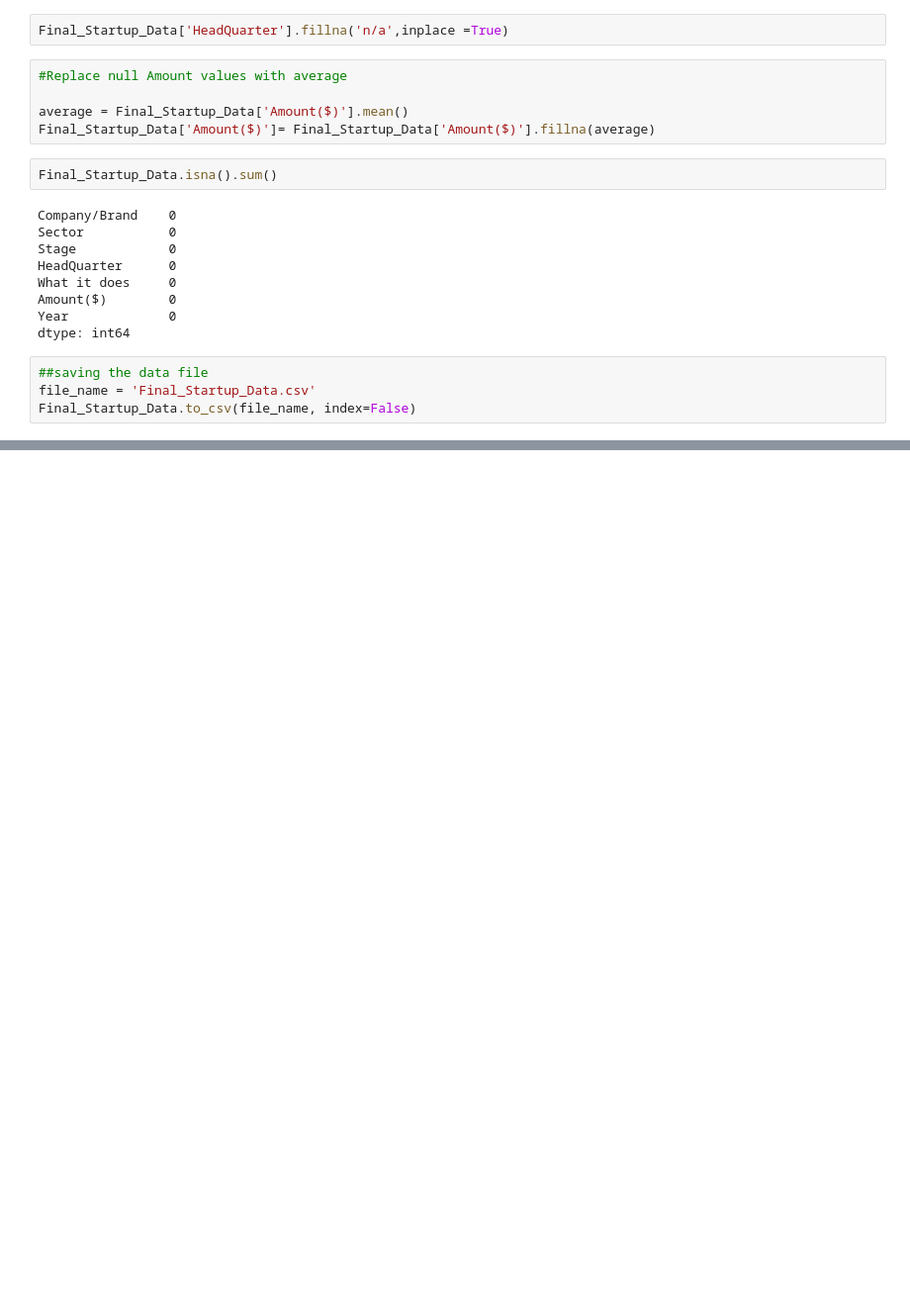
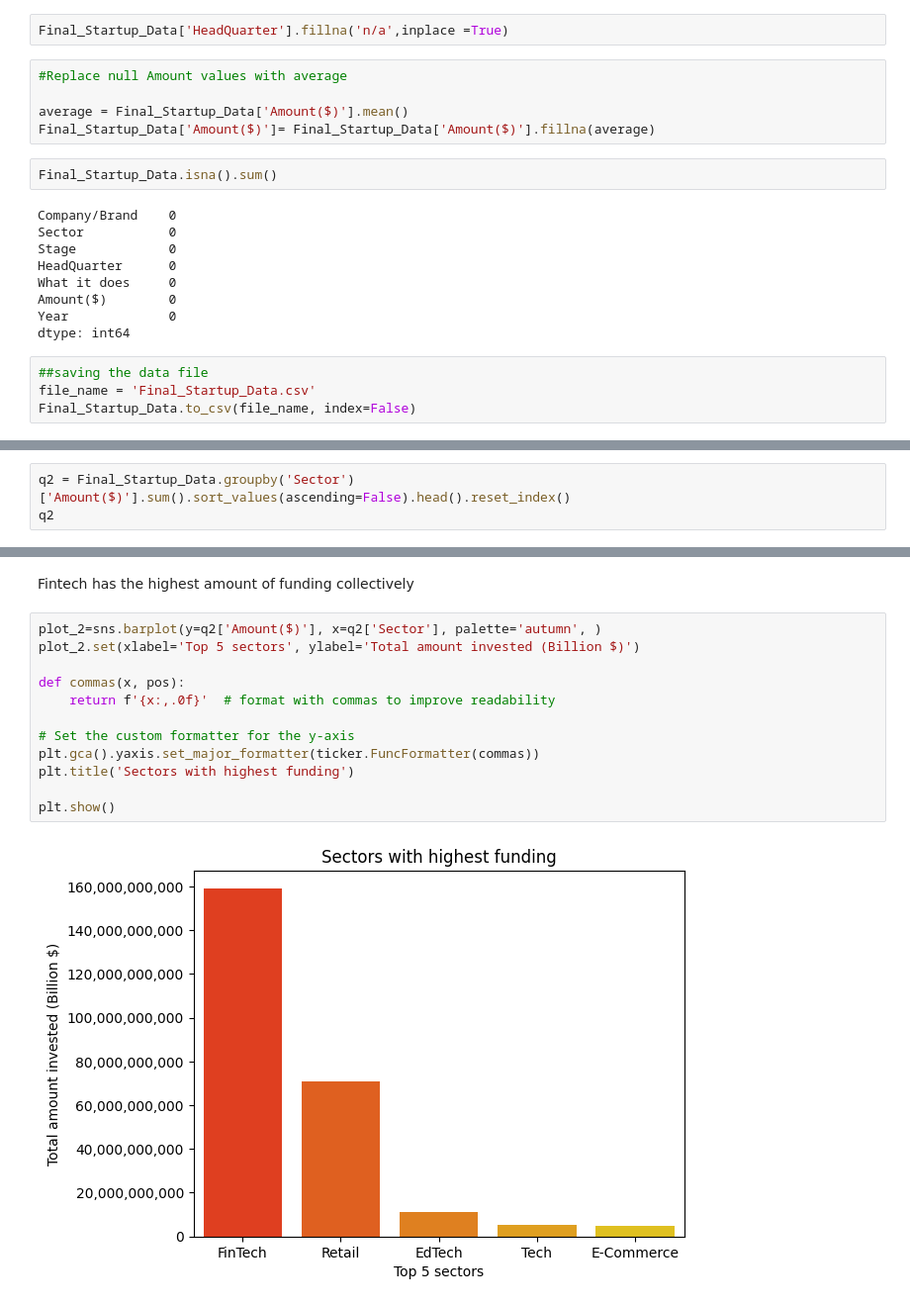
Before and after one commit to Seyipeters/Indian-Startup-Analysis, a Jupyter notebook: Indian Startup Analysis/Indian Startup Analysis Notebook.ipynb, the cells around one changed output, grey strips where cells are left out. Shown at 99% size. Cells and saved outputs as stored; diff of their text form; blank space fills up the shorter version.

```diff
--- a/Indian Startup Analysis/Indian Startup Analysis Notebook.ipynb
+++ b/Indian Startup Analysis/Indian Startup Analysis Notebook.ipynb
@@ -1721,0 +1804,3 @@ Final_Startup_Data.to_csv(file_name, index=False)
+# %%
+q2 = Final_Startup_Data.groupby('Sector')['Amount($)'].sum().sort_values(ascending=False).head().reset_index()
+q2
@@ -1721,0 +1814,16 @@ Final_Startup_Data.to_csv(file_name, index=False)
+# %% [markdown]
+Fintech has the highest amount of funding collectively
+# %%
+plot_2=sns.barplot(y=q2['Amount($)'], x=q2['Sector'], palette='autumn', )
+plot_2.set(xlabel='Top 5 sectors', ylabel='Total amount invested (Billion $)')
+
+def commas(x, pos):
+    return f'{x:,.0f}'  # format with commas to improve readability
+
+# Set the custom formatter for the y-axis
+plt.gca().yaxis.set_major_formatter(ticker.FuncFormatter(commas))
+plt.title('Sectors with highest funding')
+
+plt.show()
+# %% [output]
+[figure, added]
```
Also changed, not shown: parts of 34 cells of this notebook.
